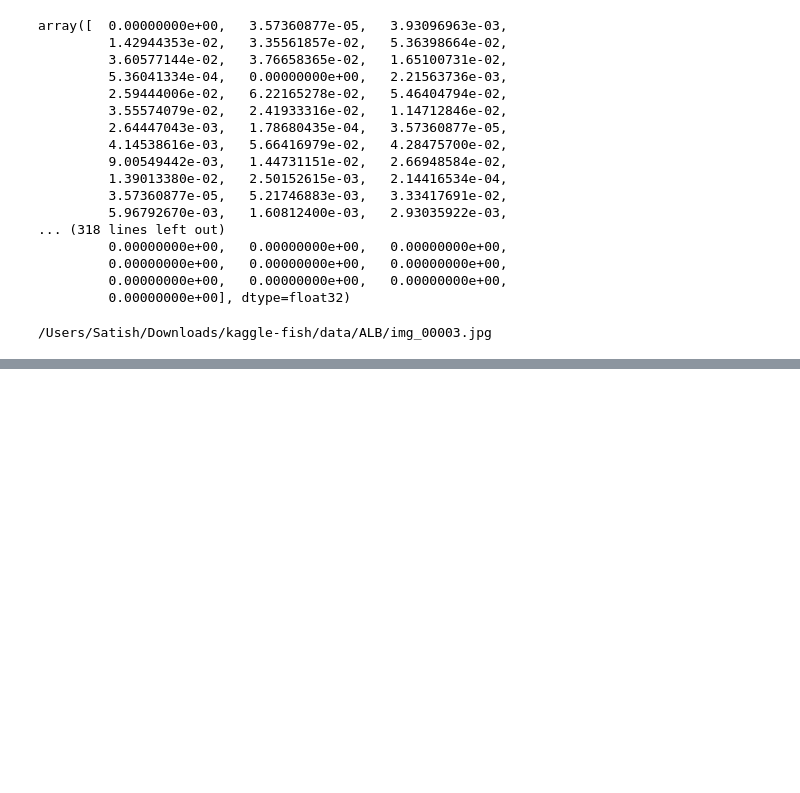
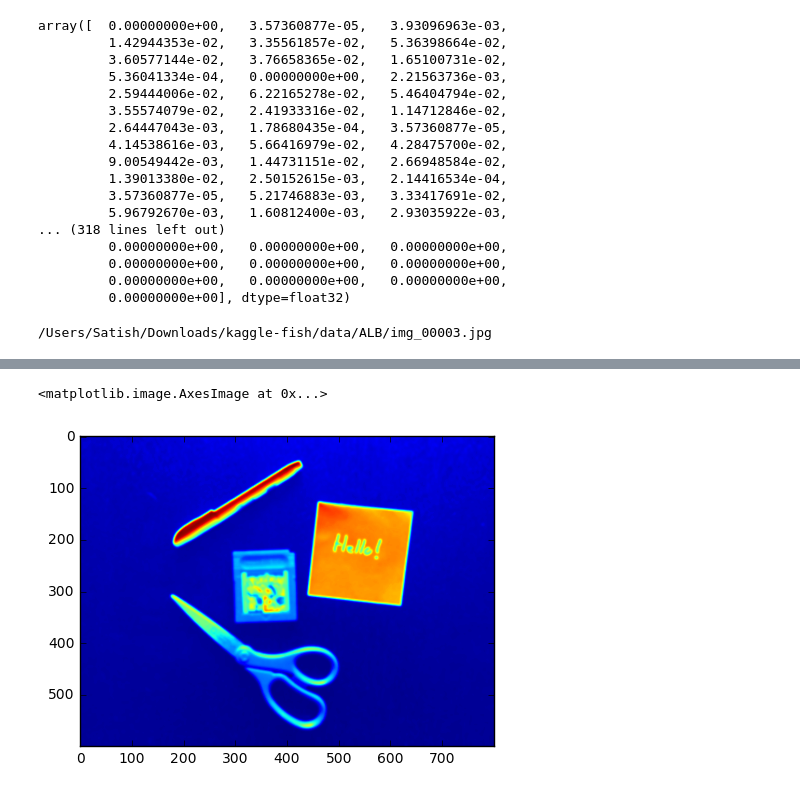
Before and after one commit to SatioO/Pythoncodes, a Jupyter notebook: pyimagesearch/CBIR/Image_search_engine.ipynb, the cells around one changed output, grey strips where cells are left out. Drawn from its saved outputs; the diff is of its cells as text; code cells hidden in the pictures; blank space fills up the shorter version.

```diff
--- a/pyimagesearch/CBIR/Image_search_engine.ipynb
+++ b/pyimagesearch/CBIR/Image_search_engine.ipynb
@@ -164,0 +180,6 @@ for (i, imagePath)  in tqdm(enumerate(imagePaths)):
+# %%
+blurred = cv2.GaussianBlur(gray, (13, 13), 0)
+plt.imshow(blurred)
+# %% [output]
+<matplotlib.image.AxesImage at 0x...>
+[figure, added]
```
Also changed, not shown: parts of 22 cells of this notebook, 15 other files.
